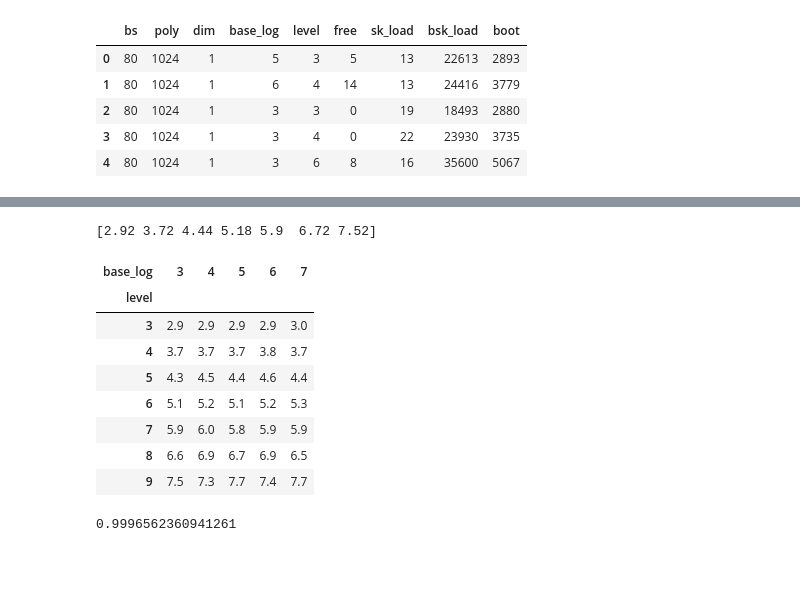
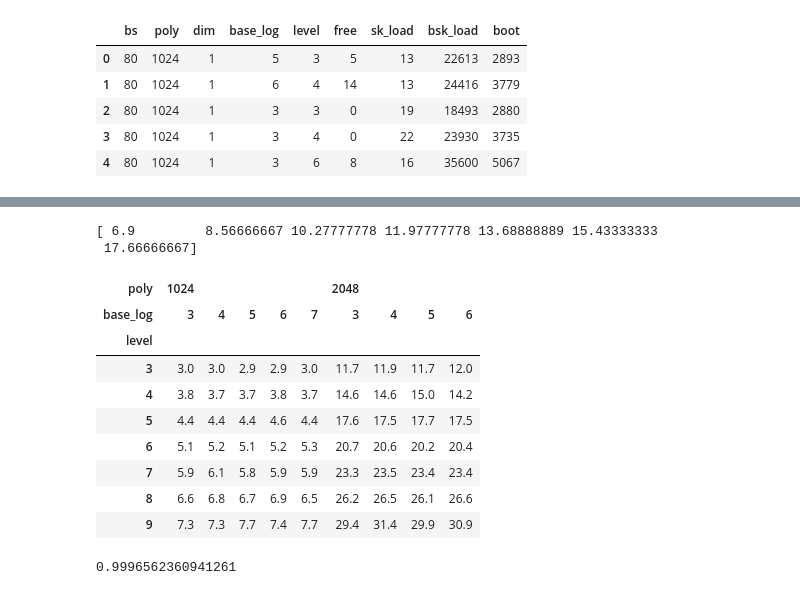
Before and after one commit to rickardbrannvall/teewondee, a Jupyter notebook: ewma_GVI/stats.ipynb, the cells around one changed output, grey strips where cells are left out. Cells and saved outputs as stored; diff of their text form; code cells hidden in the pictures; blank space fills up the shorter version.

```diff
--- a/ewma_GVI/stats.ipynb
+++ b/ewma_GVI/stats.ipynb
@@ -55,7 +64,8 @@ temp = !cat boot_stats.txt
 
 for base_log in range(3,8):
     for level in range(3,10):
-        test = "keys/80_1024_1_%d_%d"%(base_log,level)
+        #test = "keys/80_1024_1_%d_%d"%(base_log,level)
+        test = "keys/std62_2048_1_%d_%d"%(base_log,level)
         if test not in [line.split()[0] for line in temp]:
             print("*"*80, "\n", test, "\n", "*"*80, "\n")
             !target/debug/test_boot $base_log $level
@@ -124,18 +153,20 @@ tmp
 # %%
-tmp = (df2.pivot_table(values="boot", index="level", columns="base_log")/1000.).round(1)
+tmp = (df2.pivot_table(values="boot", index="level", columns=["poly", "base_log"])/1000.).round(1)
 print(tmp.mean(axis=1).values)
 tmp
 # %% [output]
-[2.92 3.72 4.44 5.18 5.9  6.72 7.52]
+[ 6.9         8.56666667 10.27777778 11.97777778 13.68888889 15.43333333
+ 17.66666667]
-| base_log | 3 | 4 | 5 | 6 | 7 |
-| level |  |  |  |  |  |
-| 3 | 2.9 | 2.9 | 2.9 | 2.9 | 3.0 |
-| 4 | 3.7 | 3.7 | 3.7 | 3.8 | 3.7 |
-| 5 | 4.3 | 4.5 | 4.4 | 4.6 | 4.4 |
-| 6 | 5.1 | 5.2 | 5.1 | 5.2 | 5.3 |
-| 7 | 5.9 | 6.0 | 5.8 | 5.9 | 5.9 |
-| 8 | 6.6 | 6.9 | 6.7 | 6.9 | 6.5 |
-| 9 | 7.5 | 7.3 | 7.7 | 7.4 | 7.7 |
+| poly | 1024 |  |  |  |  | 2048 |  |  |  |
+| base_log | 3 | 4 | 5 | 6 | 7 | 3 | 4 | 5 | 6 |
+| level |  |  |  |  |  |  |  |  |  |
+| 3 | 3.0 | 3.0 | 2.9 | 2.9 | 3.0 | 11.7 | 11.9 | 11.7 | 12.0 |
+| 4 | 3.8 | 3.7 | 3.7 | 3.8 | 3.7 | 14.6 | 14.6 | 15.0 | 14.2 |
+| 5 | 4.4 | 4.4 | 4.4 | 4.6 | 4.4 | 17.6 | 17.5 | 17.7 | 17.5 |
+| 6 | 5.1 | 5.2 | 5.1 | 5.2 | 5.3 | 20.7 | 20.6 | 20.2 | 20.4 |
+| 7 | 5.9 | 6.1 | 5.8 | 5.9 | 5.9 | 23.3 | 23.5 | 23.4 | 23.4 |
+| 8 | 6.6 | 6.8 | 6.7 | 6.9 | 6.5 | 26.2 | 26.5 | 26.1 | 26.6 |
+| 9 | 7.3 | 7.3 | 7.7 | 7.4 | 7.7 | 29.4 | 31.4 | 29.9 | 30.9 |
 # %%
 np.exp(-np.log(2)/(24*7))
 # %% [output]
```
Also changed, not shown: parts of 7 cells of this notebook, 4 other files.
